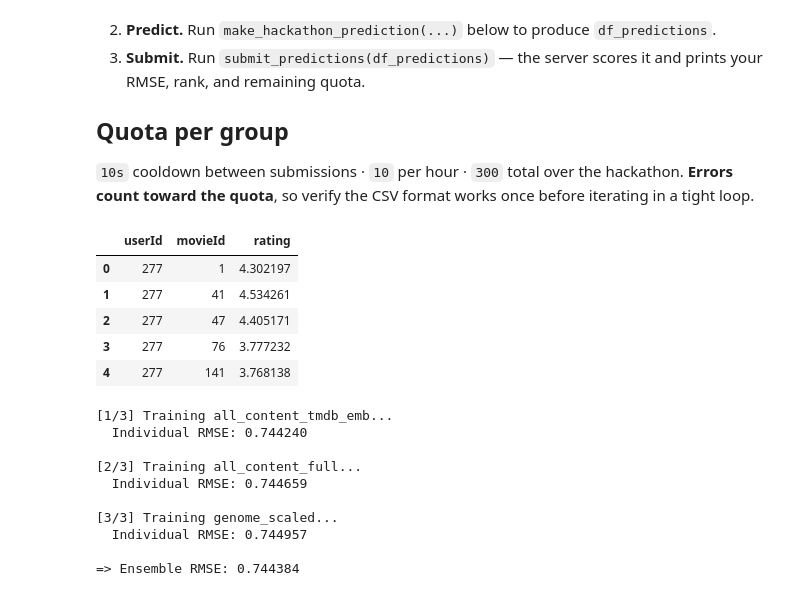
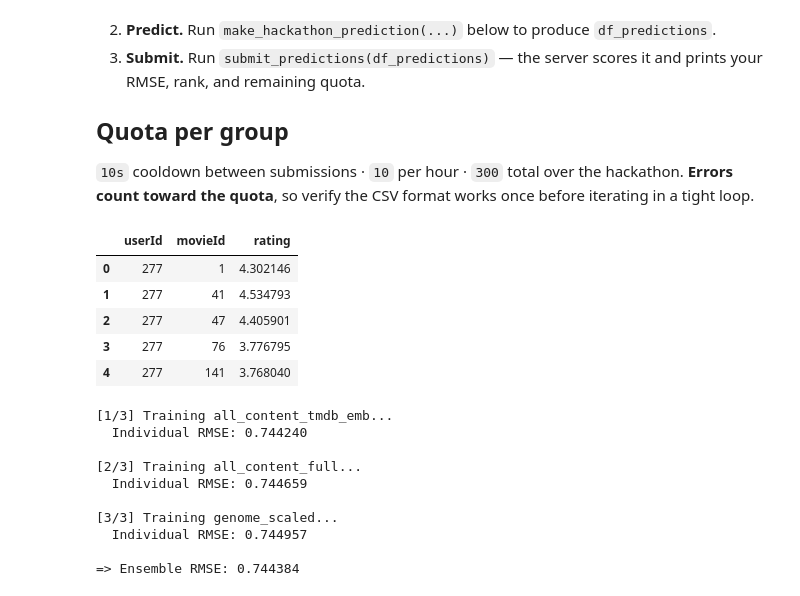
Before and after one commit to ArthurOttevaere/movix-recommender, a Jupyter notebook: hackathon_make_predictions.ipynb, the cells around one changed output. Drawn from its saved outputs; the diff is of its cells as text; code cells hidden in the pictures.

```diff
--- a/hackathon_make_predictions.ipynb
+++ b/hackathon_make_predictions.ipynb
@@ -46,40 +46,40 @@ def make_hackathon_prediction(feature_method, regressor_method):
     # 1) load train data - make sure to redirect the DATA_PATH to 'data/hackathon'
     assert str(C.DATA_PATH) == 'data/hackathon'
     sp_ratings = load_ratings(surprise_format=True)
     train_set = sp_ratings.build_full_trainset()
 
     # 2) train your ContentBased model on the train set
     content_knn = ContentBased(feature_method, regressor_method)
     content_knn.fit(train_set)
 
     # 3) make predictions on the test set
     df_test = pd.read_csv('data/hackathon/evidence/ratings_test.csv')[C.USER_ITEM_RATINGS]
     test_records = list(df_test.to_records(index=False))
     predictions = content_knn.test(test_records)
     output_predictions = []
     for uid, iid, _, est, _ in predictions:
         output_predictions.append([uid, iid, est])
     df_predictions = pd.DataFrame(data=output_predictions, columns=df_test.columns)
 
     return df_predictions
 
 
 #df_predictions = make_hackathon_prediction('title_length', 'linear')
 #df_predictions = make_hackathon_prediction('genome_scaled_tags', 'ridge_cv_centered')
 # All content_full
 #df_predictions = make_hackathon_prediction('all_content_full', 'ridge_cv')
 # TMDB
-#df_predictions = make_hackathon_prediction('all_content_tmdb', 'ridge_cv')
-df_predictions = make_hackathon_prediction('all_content_tmdb_emb', 'ridge_cv')
+df_predictions = make_hackathon_prediction('all_content_tmdb', 'ridge_cv')
+#df_predictions = make_hackathon_prediction('all_content_tmdb', 'ridge_cv')##
 
 df_predictions.head()
 # %% [output]
 |  | userId | movieId | rating |
-| 0 | 277 | 1 | 4.302197 |
-| 1 | 277 | 41 | 4.534261 |
-| 2 | 277 | 47 | 4.405171 |
-| 3 | 277 | 76 | 3.777232 |
-| 4 | 277 | 141 | 3.768138 |
+| 0 | 277 | 1 | 4.302146 |
+| 1 | 277 | 41 | 4.534793 |
+| 2 | 277 | 47 | 4.405901 |
+| 3 | 277 | 76 | 3.776795 |
+| 4 | 277 | 141 | 3.768040 |
 # %%
 # ── Ensemble helpers ─────────────────────────────────────────────────────
 # Train multiple ContentBased models on different feature subsets and
```
Also changed, not shown: parts of 3 cells of this notebook, 5 other files.
